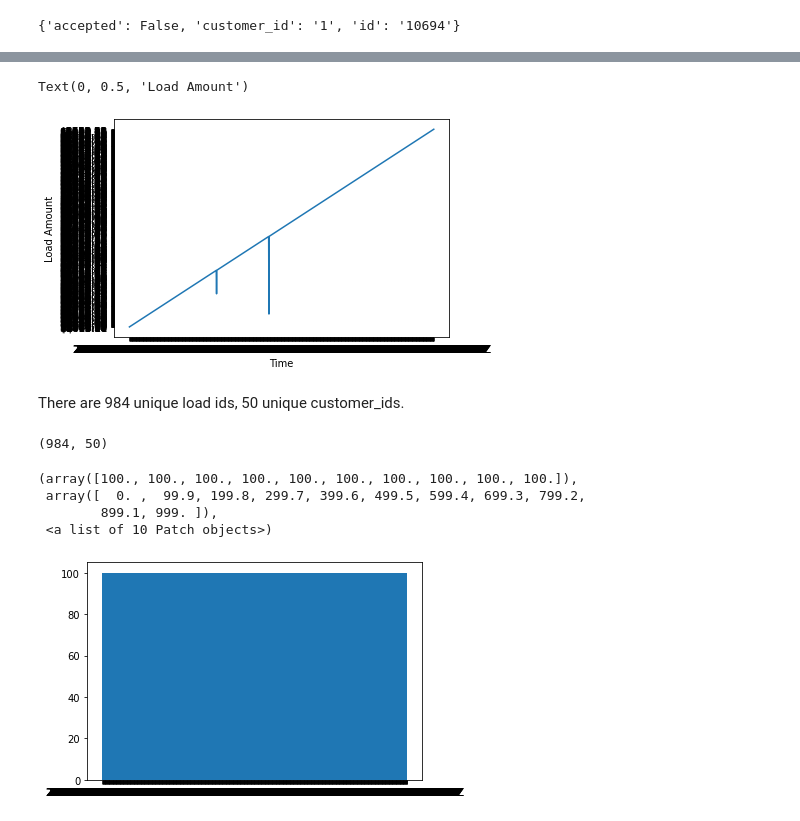
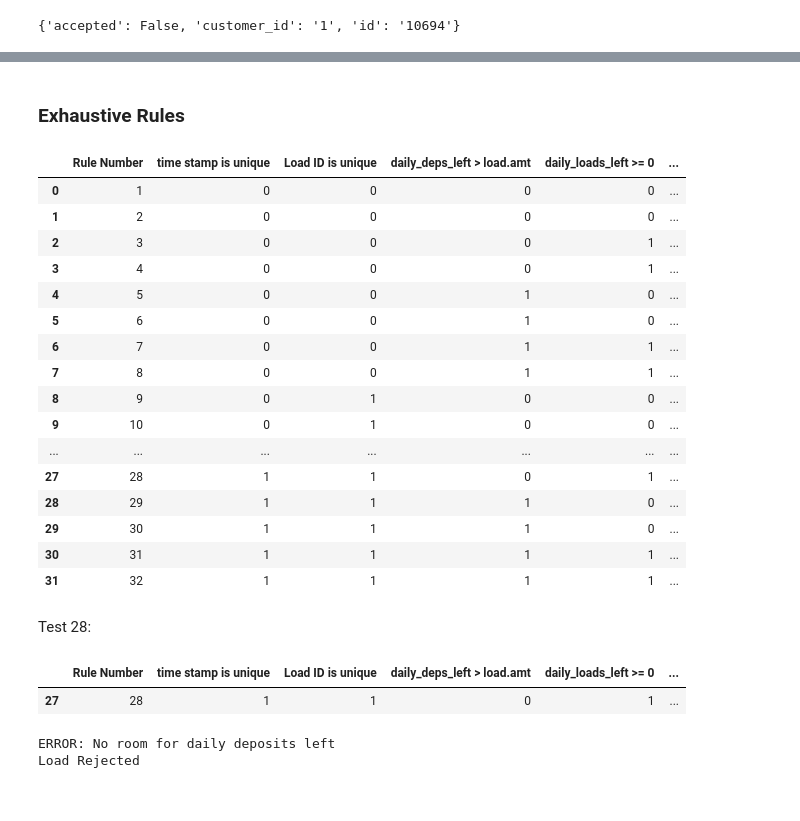
Before and after one commit to armandordorica/velocity_limits, a Jupyter notebook: Velocity_limits.ipynb, the cells around one changed output, grey strips where cells are left out. Cells and saved outputs as stored; diff of their text form; code cells hidden in the pictures.

Commit message:
test cases added

```diff
--- a/Velocity_limits.ipynb
+++ b/Velocity_limits.ipynb
@@ -680,24 +207,23 @@ output_amar_data[output_amar_data['id']==1827]
-# %%
-import matplotlib.pyplot as plt
-plt.plot(input_data['time'], input_data['load_amount'])
-plt.xlabel("Time")
-plt.ylabel("Load Amount")
-# %% [output]
-Text(0, 0.5, 'Load Amount')
-[figure, removed]
-# %% [markdown]
-There are 984 unique load ids, 50 unique customer_ids.
-# %%
-num_unique_ids = len(input_data['id'].unique())
-num_unique_customer_ids = len(input_data['customer_id'].unique())
-num_unique_ids, num_unique_customer_ids
-# %% [output]
-(984, 50)
-# %%
-plt.hist(input_data['time'])
-# %% [output]
-(array([100., 100., 100., 100., 100., 100., 100., 100., 100., 100.]),
- array([  0. ,  99.9, 199.8, 299.7, 399.6, 499.5, 599.4, 699.3, 799.2,
-        899.1, 999. ]),
- <a list of 10 Patch objects>)
-[figure, removed]
+# %% [markdown]
+### Exhaustive Rules
+# %%
+rules_df = pd.read_csv("Book1.csv")
+rules_df
+# %% [output]
+|  | Rule Number | time stamp is unique | Load ID is unique | daily_deps_left > load.amt | daily_loads_left >= 0 | ... |
+| 0 | 1 | 0 | 0 | 0 | 0 | ... |
+| 1 | 2 | 0 | 0 | 0 | 0 | ... |
+| 2 | 3 | 0 | 0 | 0 | 1 | ... |
+| 3 | 4 | 0 | 0 | 0 | 1 | ... |
+| 4 | 5 | 0 | 0 | 1 | 0 | ... |
+| 5 | 6 | 0 | 0 | 1 | 0 | ... |
+| 6 | 7 | 0 | 0 | 1 | 1 | ... |
+| 7 | 8 | 0 | 0 | 1 | 1 | ... |
+| 8 | 9 | 0 | 1 | 0 | 0 | ... |
+| 9 | 10 | 0 | 1 | 0 | 0 | ... |
+| ... | ... | ... | ... | ... | ... | ... |
+| 27 | 28 | 1 | 1 | 0 | 1 | ... |
+| 28 | 29 | 1 | 1 | 1 | 0 | ... |
+| 29 | 30 | 1 | 1 | 1 | 0 | ... |
+| 30 | 31 | 1 | 1 | 1 | 1 | ... |
+| 31 | 32 | 1 | 1 | 1 | 1 | ... |
@@ -703,0 +422,13 @@ plt.hist(input_data['time'])
+# %% [markdown]
+Test 28:
+# %%
+rules_df.iloc[[27]]
+# %% [output]
+|  | Rule Number | time stamp is unique | Load ID is unique | daily_deps_left > load.amt | daily_loads_left >= 0 | ... |
+| 27 | 28 | 1 | 1 | 0 | 1 | ... |
+# %%
+cust1 = Customer(1)
+cust1.process_load(Load('10694', '$7785.11', '2000-01-01T03:04:06Z'))
+# %% [output]
+ERROR: No room for daily deposits left
+Load Rejected
```
Also changed, not shown: parts of 101 cells of this notebook.
